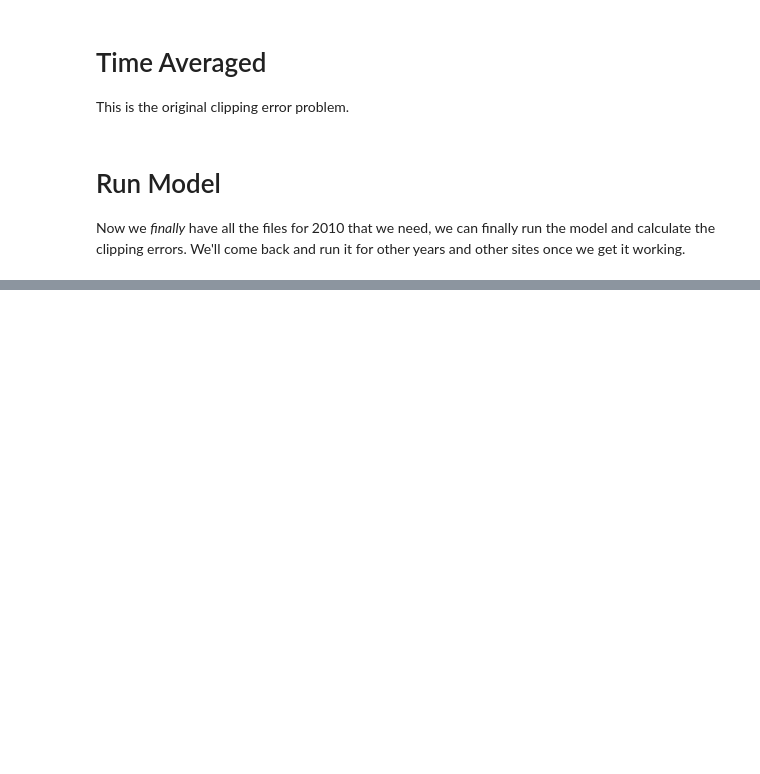
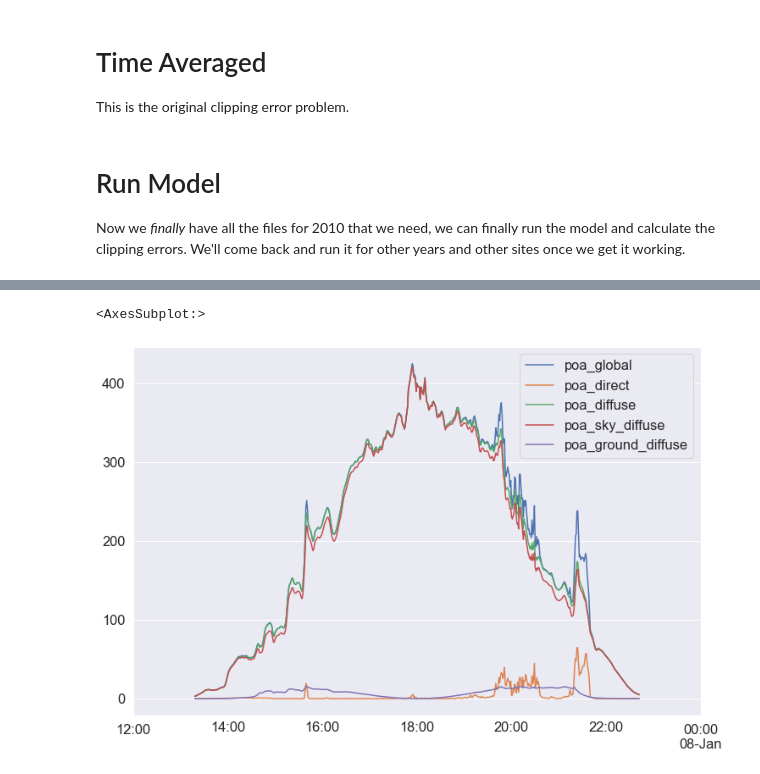
Before and after one commit to mikofski/pvsc49-satellite-sampling, a Jupyter notebook: analysis/instantaneous_weather-SURFRAD.ipynb, the cells around one changed output, grey strips where cells are left out. Saved outputs shown, nothing was run; the diff lists cells and outputs as text; code cells hidden in the pictures; blank space fills up the shorter version.

```diff
--- a/analysis/instantaneous_weather-SURFRAD.ipynb
+++ b/analysis/instantaneous_weather-SURFRAD.ipynb
@@ -235,6 +235,7 @@ df.head()
 sp = pvlib.solarposition.get_solarposition(
         TIMES, LATITUDE, LONGITUDE)
 solar_zenith = sp.apparent_zenith.values
+solar_azimuth = sp.azimuth.values
 # %%
 # check the calculated zenith from SURFRAD
 ze_mbe = 100 * (
@@ -556,0 +605,33 @@ Now we _finally_ have all the files for 2010 that we need, we can finally run th
+# %%
+# tracker positions
+tracker = pvlib.tracking.singleaxis(solar_zenith, solar_azimuth)
+surface_tilt = tracker['surface_tilt']
+surface_azimuth = tracker['surface_azimuth']
+# %%
+# calculate irradiance inputs
+dni_extra = pvlib.irradiance.get_extra_radiation(TIMES).values
+# %%
+# irrad components in plane of array
+poa_sky_diffuse = pvlib.irradiance.get_sky_diffuse(
+        surface_tilt, surface_azimuth, solar_zenith, solar_azimuth,
+        dni, ghi, dhi, dni_extra=dni_extra, model='haydavies')
+aoi = tracker['aoi']
+poa_ground_diffuse = pvlib.irradiance.get_ground_diffuse(
+        surface_tilt, ghi)
+poa = pvlib.irradiance.poa_components(
+        aoi, dni, poa_sky_diffuse, poa_ground_diffuse)
+poa_direct = poa['poa_direct']
+poa_diffuse = poa['poa_diffuse']
+poa_global = poa['poa_global']
+iam = pvlib.iam.ashrae(aoi)
+effective_irradiance = poa_direct*iam + poa_diffuse
+module_efficiency = CECMOD_MONO.STC / (CECMOD_MONO.A_c*1000)
+temp_cell = pvlib.temperature.pvsyst_cell(
+    poa_global, temp_air=tair, wind_speed=wspd, u_c=25.0, u_v=1.2,
+    module_efficiency=module_efficiency)
+# %%
+# the goods
+poa[JAN7_MORN:JAN7_NITE].plot()
+# %% [output]
+<AxesSubplot:>
+[figure, added]
```
Also changed, not shown: parts of 13 cells of this notebook.
